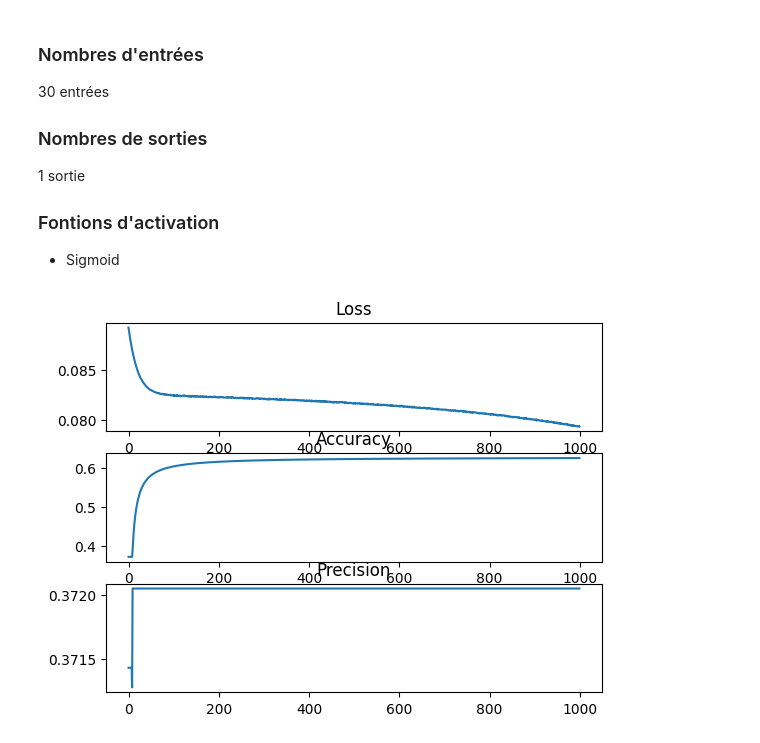
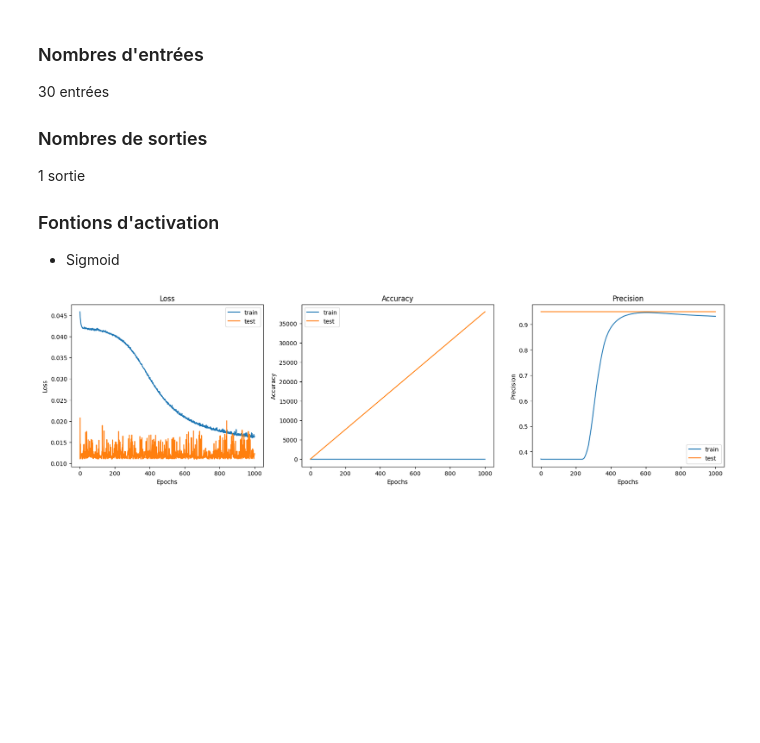
Before and after one commit to hugo-gclvs/Breast-Cancer-Diagnosis, a Jupyter notebook: TD3.ipynb, the cells around one changed output. Drawn from its saved outputs; the diff is of its cells as text; code cells hidden in the pictures; blank space fills up the shorter version.

Commit message:
edit metrics plot

```diff
--- a/TD3.ipynb
+++ b/TD3.ipynb
@@ -129,3 +125,7 @@ precions = []
+# %%
+train_losses = []
+train_accuracies = []
+train_precions = []
 # %%
 def train(dataloader, model, loss_fn, optimizer, num_epoch):
     size = len(train_loader.dataset)
@@ -167,16 +167,9 @@ def train(dataloader, model, loss_fn, optimizer, num_epoch):
 # %%
 train(train_loader, model, loss_fn, optimizer, 1000)
-# %%
-fig, axs = plt.subplots(3)
-axs[0].plot(losses)
-axs[0].set_title('Loss')
-axs[1].plot(accuracies)
-axs[1].set_title('Accuracy')
-axs[2].plot(precions)
-axs[2].set_title('Precision')
-plt.show()
-# %% [output]
-[figure, removed]
+# %%
+test_losses = []
+test_accuracies = []
+test_precions = []
 # %%
 def test(dataloader, model, loss_fn, num_epoch):
     with torch.no_grad():
@@ -212,0 +206,30 @@ test(test_loader, model, loss_fn, 100)
+# %%
+# plot all the metrics for train and test
+plt.figure(figsize=(20, 5))
+plt.subplot(1, 3, 1)
+plt.plot(train_losses, label='train')
+plt.plot(test_losses, label='test')
+plt.legend()
+plt.xlabel('Epochs')
+plt.ylabel('Loss')
+plt.title('Loss')
+
+plt.subplot(1, 3, 2)
+plt.plot(train_accuracies, label='train')
+plt.plot(test_accuracies, label='test')
+plt.legend()
+plt.xlabel('Epochs')
+plt.ylabel('Accuracy')
+plt.title('Accuracy')
+
+plt.subplot(1, 3, 3)
+plt.plot(train_precions, label='train')
+plt.plot(test_precions, label='test')
+plt.legend()
+plt.xlabel('Epochs')
+plt.ylabel('Precision')
+plt.title('Precision')
+
+plt.show()
+# %% [output]
+[figure, added]
```
Also changed, not shown: parts of 5 cells of this notebook.
